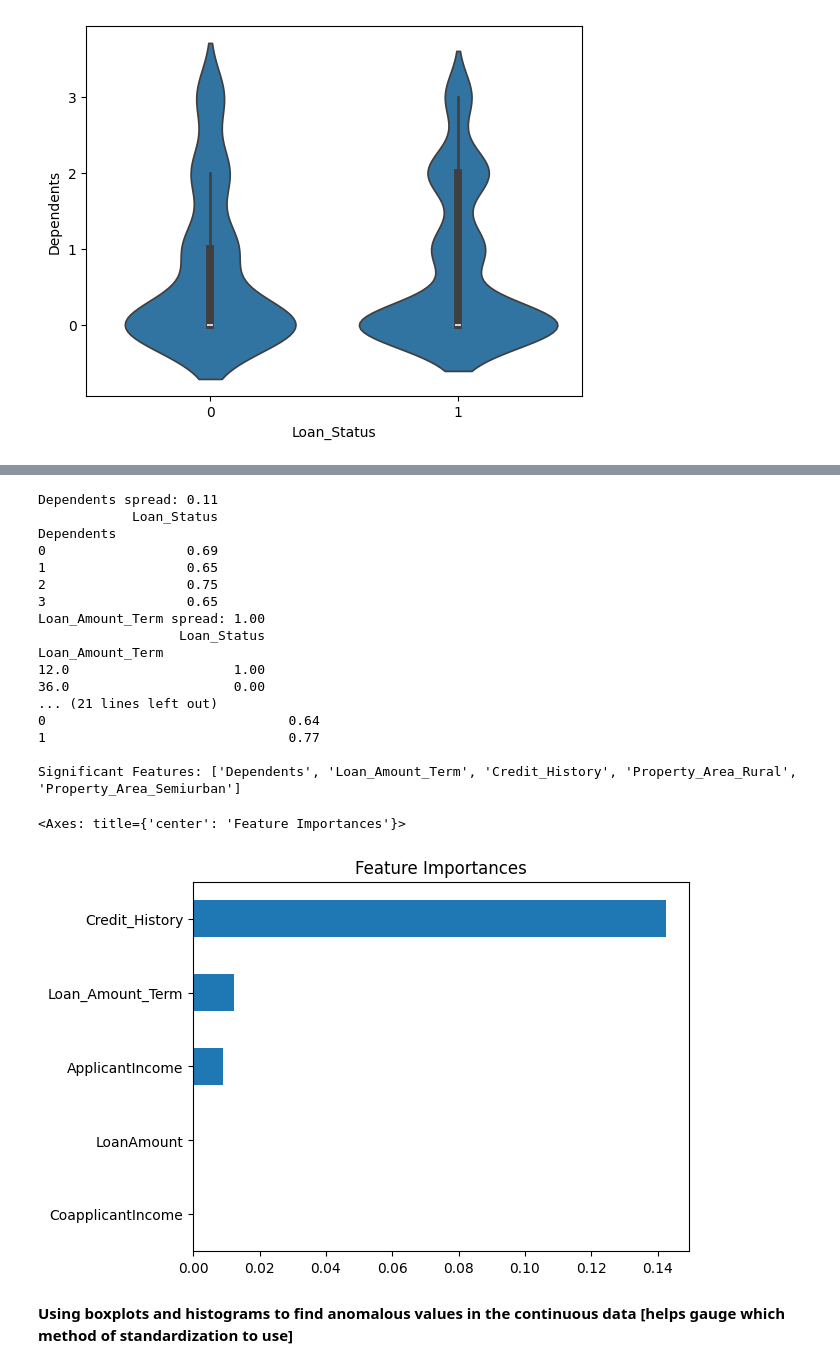
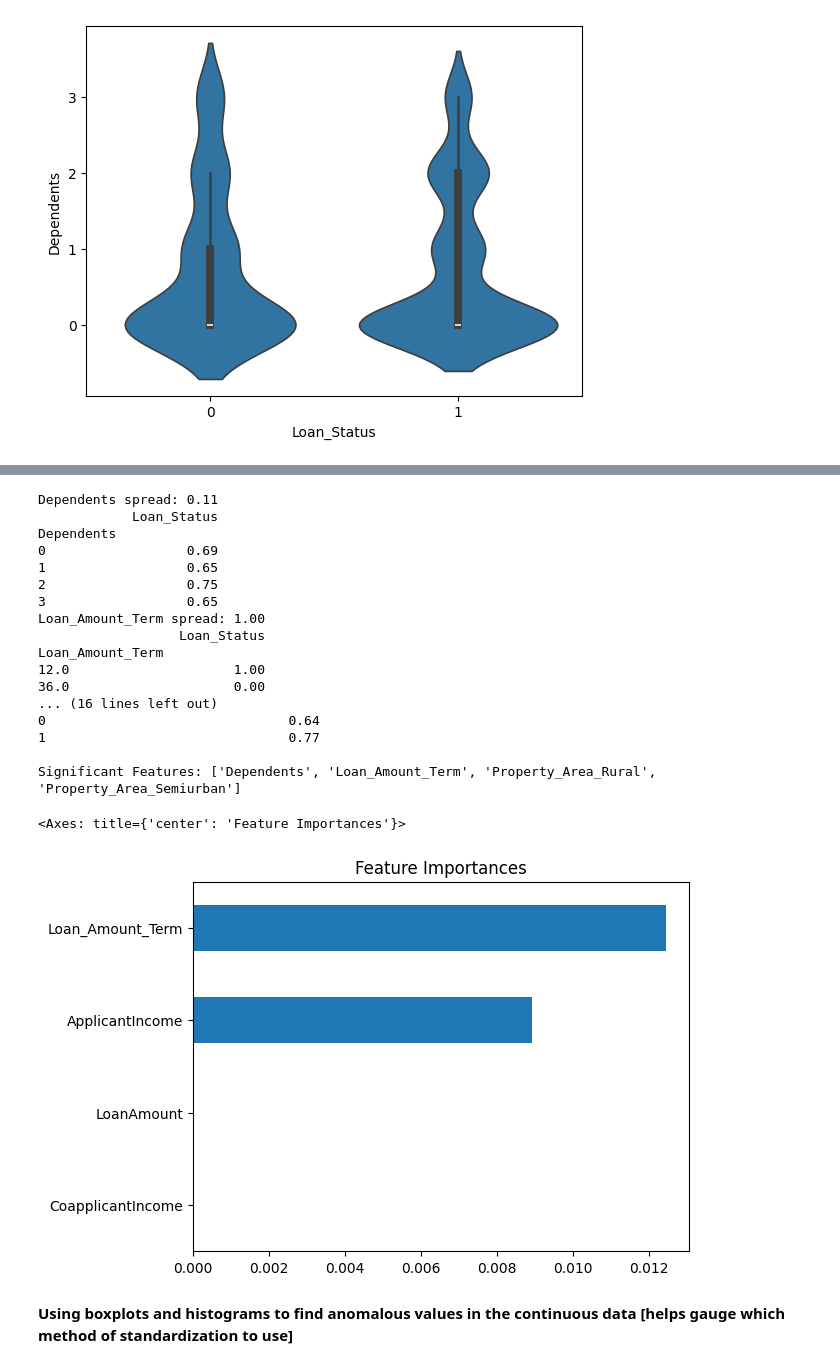
Before and after one commit to Mia-NK/Intro-to-Data-Science-DTSC-3010---Final-Project-Home-Loan-Approval-Prediction, a Jupyter notebook: 3010_final_project.ipynb, the cells around one changed output, grey strips where cells are left out. Saved outputs shown, nothing was run; the diff lists cells and outputs as text; code cells hidden in the pictures.

Commit message:
Fixed data leakage issue resulting from the inclusion of ['Credit_History'], which in the original dataset denotes application eligibility

```diff
--- a/3010_final_project.ipynb
+++ b/3010_final_project.ipynb
@@ -139,3 +140,8 @@ print(test_original.duplicated(subset=['Loan_ID']).sum())
 # %%
 training_clean = training_original.copy()
 test_clean = test_original.copy()
+# %%
+training_clean = training_clean.drop(['Credit_History'], axis=1)
+test_clean = test_clean.drop(['Credit_History'],axis=1)
+
+training_clean.head(3), test_clean.head(3) #checking to ensure leaking column was removed
@@ -143,14 +167,12 @@ test_clean = test_original.copy()
 freq_imp = SimpleImputer(strategy='most_frequent')
 #imputing the categorical data + loan term data with the most frequently occurring values
 
-training_clean[['Gender', 'Married', 'Dependents', 'Self_Employed', 'Loan_Amount_Term',
-              'Credit_History']] = freq_imp.fit_transform(training_clean[['Gender',
-              'Married', 'Dependents', 'Self_Employed', 'Loan_Amount_Term', 'Credit_History']])
+training_clean[['Gender', 'Married', 'Dependents', 'Self_Employed', 'Loan_Amount_Term']] = freq_imp.fit_transform(training_clean[['Gender',
+              'Married', 'Dependents', 'Self_Employed', 'Loan_Amount_Term']])
 print(training_clean.isnull().sum(), training_clean.shape)
 
-test_clean[['Gender', 'Married', 'Dependents', 'Self_Employed', 'Loan_Amount_Term',
-              'Credit_History']] = freq_imp.fit_transform(test_clean[['Gender',
-              'Married', 'Dependents', 'Self_Employed', 'Loan_Amount_Term', 'Credit_History']])
+test_clean[['Gender', 'Married', 'Dependents', 'Self_Employed', 'Loan_Amount_Term']] = freq_imp.fit_transform(test_clean[['Gender',
+              'Married', 'Dependents', 'Self_Employed', 'Loan_Amount_Term']])
 print(test_clean.isnull().sum(), test_clean.shape)
 # %% [output]
 Loan_ID               0
@@ -547,25 +569,25 @@ Loan_Amount_Term spread: 1.00
 Loan_Amount_Term
 12.0                     1.00
 36.0                     0.00
-... (21 lines left out)
+... (16 lines left out)
 0                               0.64
 1                               0.77
 
-Significant Features: ['Dependents', 'Loan_Amount_Term', 'Credit_History', 'Property_Area_Rural', 'Property_Area_Semiurban']
+Significant Features: ['Dependents', 'Loan_Amount_Term', 'Property_Area_Rural', 'Property_Area_Semiurban']
 # %%
 #MUTUAL INFORMATION
 
 X_pre_mutual = training_clean[['ApplicantIncome', 'CoapplicantIncome', 'LoanAmount',
-                                  'Loan_Amount_Term', 'Credit_History']]
+                                  'Loan_Amount_Term']]
 Y_pre_mutual = training_clean['Loan_Status']
-discrete = [False, False, False, True, True]
+discrete = [False, False, False, True]
 
 importances = mutual_info_classif(X_pre_mutual, Y_pre_mutual, discrete_features=discrete, random_state=8)
 feat_importances = pd.Series(importances, index=X_pre_mutual.columns).sort_values(ascending=True)
 feat_importances.plot(kind='barh', title='Feature Importances')
 # %% [output]
 <Axes: title={'center': 'Feature Importances'}>
-[figure, old version]
+[figure, new version]
 # %% [markdown]
 **Using boxplots and histograms to find anomalous values in the continuous data [helps gauge which method of standardization to use]**
 # %%
```
Also changed, not shown: parts of 30 cells of this notebook.
